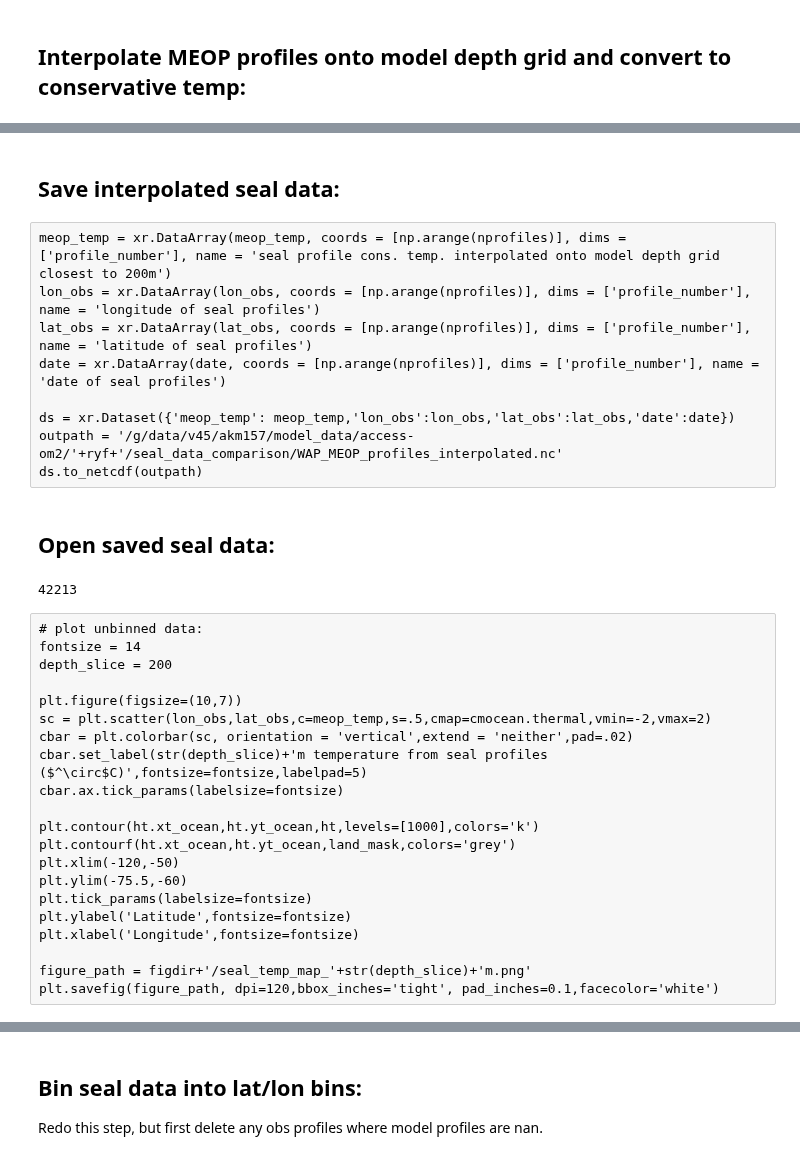
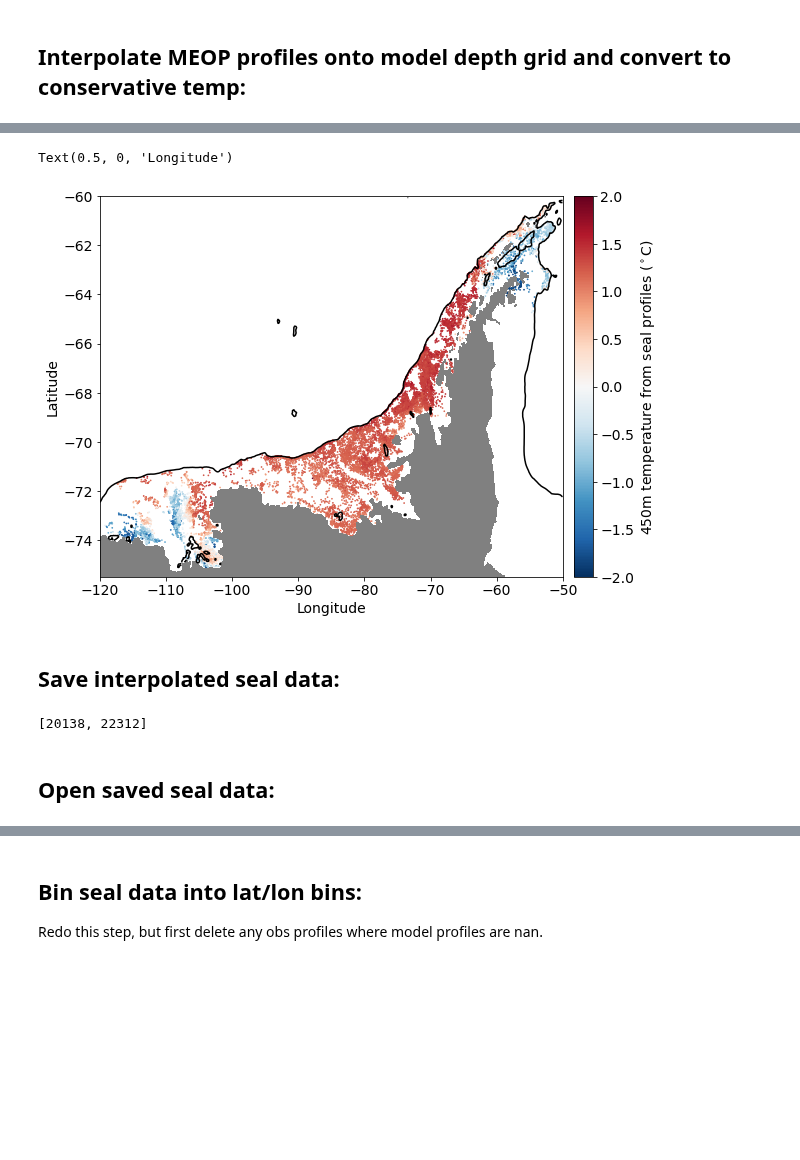
Before and after one commit to mauricehuguenin/sharing, a Jupyter notebook: seal_data_comparison_from_adele.ipynb, the cells around one changed output, grey strips where cells are left out. Cells and saved outputs as stored; diff of their text form; code cells hidden in the pictures; blank space fills up the shorter version.

```diff
--- a/seal_data_comparison_from_adele.ipynb
+++ b/seal_data_comparison_from_adele.ipynb
@@ -101,7 +101,7 @@ Wall time: 57.9 s
 
 # I have checked TEMP_ADJUSTED_QC,PSAL_ADJUSTED_QC,PRES_ADJUSTED_QC=1 for all profiles used.
 
-nprofiles = 47636
+nprofiles = 22312 # 47636
 ndepth = 22
 temp = np.zeros((nprofiles,ndepth))
 #saltQC = np.zeros((nprofiles,ndepth))
@@ -131,7 +131,7 @@ for file in WAP_FileList:
             if len(np.where((temp_profile!=0.)&(~np.isnan(temp_profile)))[0]) > 2:
                 # check the dive reached at least 200 dbar:
                 pres_profile = profile_data.PRES_ADJUSTED[profile]
-                if pres_profile.max() >= 200:
+                if pres_profile.max() >= 450:
                     date = np.append(date,profile_data.JULD[profile])
                     # save profile:
                     lat_obs[profile_count] = lat[profile]
@@ -148,6 +148,7 @@ for file in WAP_FileList:
                     pres[profile_count,:nlevels] = pres_profile
                     profile_count += 1
     file_count += 1
+# Wall time:
 # %% [output]
 file 1/165
 file 2/165
@@ -184,9 +182,10 @@ temp_conservative = CT_from_t(salt_abs,temp,pres)
 from gsw import z_from_p
 z = -z_from_p(pres,np.tile(lat_obs,(ndepth,1)).swapaxes(0,1))
 # %%
-# Interpolate to model point nearest 200m:
+%%time
+# Interpolate to model point nearest 450m:
 st_ocean = cc.querying.getvar(ryf,'st_ocean' , master_session,n=1)
-model_depth = st_ocean.sel(st_ocean=200,method='nearest')
+model_depth = st_ocean.sel(st_ocean=450,method='nearest')
 
 temp_interp = np.zeros((nprofiles))
 
@@ -197,10 +196,11 @@ for profile in range(nprofiles):
     z_profile = z[profile,:][z[profile,:]>0]
     temp_profile = temp_conservative[profile,:][z[profile,:]>0]
     # check profile is deep enough:
-    # keep if within 10m of model depth (206m)
-    if max_profile_depth[profile] < model_depth-10:
+    # keep if within 70m of model depth (468.4475154m)
+    if max_profile_depth[profile] < model_depth-70:
         # else set all to nans:
         temp_profile = temp_profile*np.nan
 
     f = interpolate.interp1d(z_profile,temp_profile,bounds_error=False,fill_value="extrapolate")
     temp_interp[profile] = f(model_depth)
+# Wall time: 10.2 s
@@ -215,28 +216,26 @@ nprofiles
 # %%
 fontsize = 14
-depth_slice = 200
+depth_slice = 450
 
 plt.figure(figsize=(10,7))
-sc = plt.scatter(lon_obs,lat_obs,c=meop_temp,s=.5,cmap=cmocean.thermal,vmin=-2,vmax=2)
+sc = plt.scatter(lon_obs,lat_obs,c=meop_temp,s=.5,cmap='RdBu_r',vmin=-2,vmax=2)
 cbar = plt.colorbar(sc, orientation = 'vertical',extend = 'neither',pad=.02)
 cbar.set_label(str(depth_slice)+'m temperature from seal profiles ($^\circ$C)',fontsize=fontsize,labelpad=5)
 cbar.ax.tick_params(labelsize=fontsize)
 
 plt.contour(ht.xt_ocean,ht.yt_ocean,ht,levels=[1000],colors='k')
 plt.contourf(ht.xt_ocean,ht.yt_ocean,land_mask,colors='grey')
 plt.xlim(-120,-50)
 plt.ylim(-75.5,-60)
 plt.tick_params(labelsize=fontsize)
 plt.ylabel('Latitude',fontsize=fontsize)
 plt.xlabel('Longitude',fontsize=fontsize)
+# %% [output]
+Text(0.5, 0, 'Longitude')
+[figure, added]
 # %% [markdown]
 ## Save interpolated seal data:
-# %% [raw]
-meop_temp = xr.DataArray(meop_temp, coords = [np.arange(nprofiles)], dims = ['profile_number'], name = 'seal profile cons. temp. interpolated onto model depth grid closest to 200m')
-lon_obs = xr.DataArray(lon_obs, coords = [np.arange(nprofiles)], dims = ['profile_number'], name = 'longitude of seal profiles')
-lat_obs = xr.DataArray(lat_obs, coords = [np.arange(nprofiles)], dims = ['profile_number'], name = 'latitude of seal profiles')
-date = xr.DataArray(date, coords = [np.arange(nprofiles)], dims = ['profile_number'], name = 'date of seal profiles')
-
-ds = xr.Dataset({'meop_temp': meop_temp,'lon_obs':lon_obs,'lat_obs':lat_obs,'date':date})
-outpath = '/g/data/v45/akm157/model_data/access-om2/'+ryf+'/seal_data_comparison/WAP_MEOP_profiles_interpolated.nc'
-ds.to_netcdf(outpath)
+# %%
+[len(meop_temp), len(date)]
+# %% [output]
+[20138, 22312]
@@ -252,25 +260,0 @@ date = profile_data.date
-# %%
-len(meop_temp)
-# %% [output]
-42213
-# %% [raw]
-# plot unbinned data:
-fontsize = 14
-depth_slice = 200
-
-plt.figure(figsize=(10,7))
-sc = plt.scatter(lon_obs,lat_obs,c=meop_temp,s=.5,cmap=cmocean.thermal,vmin=-2,vmax=2)
-cbar = plt.colorbar(sc, orientation = 'vertical',extend = 'neither',pad=.02)
-cbar.set_label(str(depth_slice)+'m temperature from seal profiles ($^\circ$C)',fontsize=fontsize,labelpad=5)
-cbar.ax.tick_params(labelsize=fontsize)
-
-plt.contour(ht.xt_ocean,ht.yt_ocean,ht,levels=[1000],colors='k')
-plt.contourf(ht.xt_ocean,ht.yt_ocean,land_mask,colors='grey')
-plt.xlim(-120,-50)
-plt.ylim(-75.5,-60)
-plt.tick_params(labelsize=fontsize)
-plt.ylabel('Latitude',fontsize=fontsize)
-plt.xlabel('Longitude',fontsize=fontsize)
-
-figure_path = figdir+'/seal_temp_map_'+str(depth_slice)+'m.png'
-plt.savefig(figure_path, dpi=120,bbox_inches='tight', pad_inches=0.1,facecolor='white')
```
Also changed, not shown: parts of 14 cells of this notebook.
